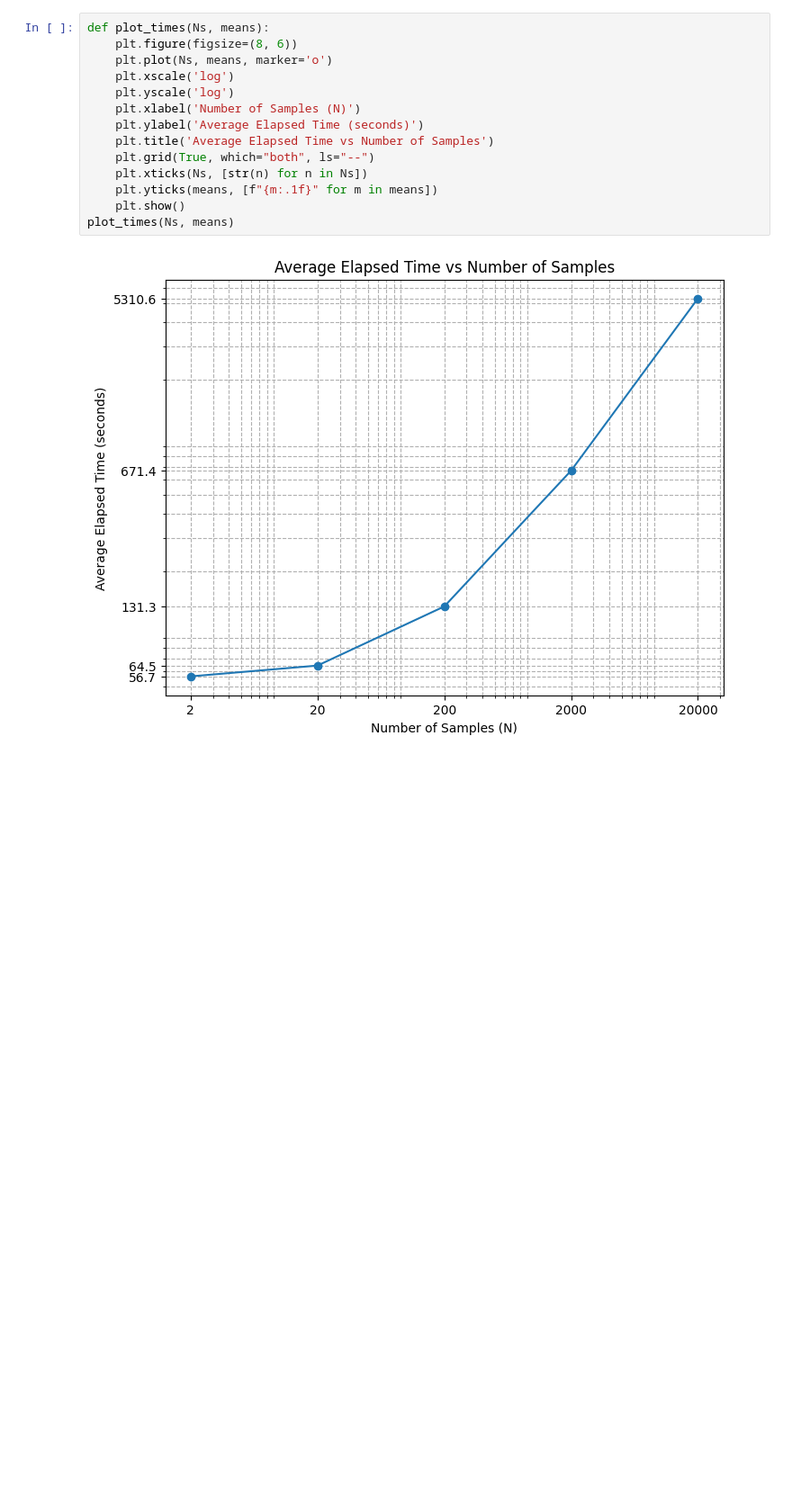
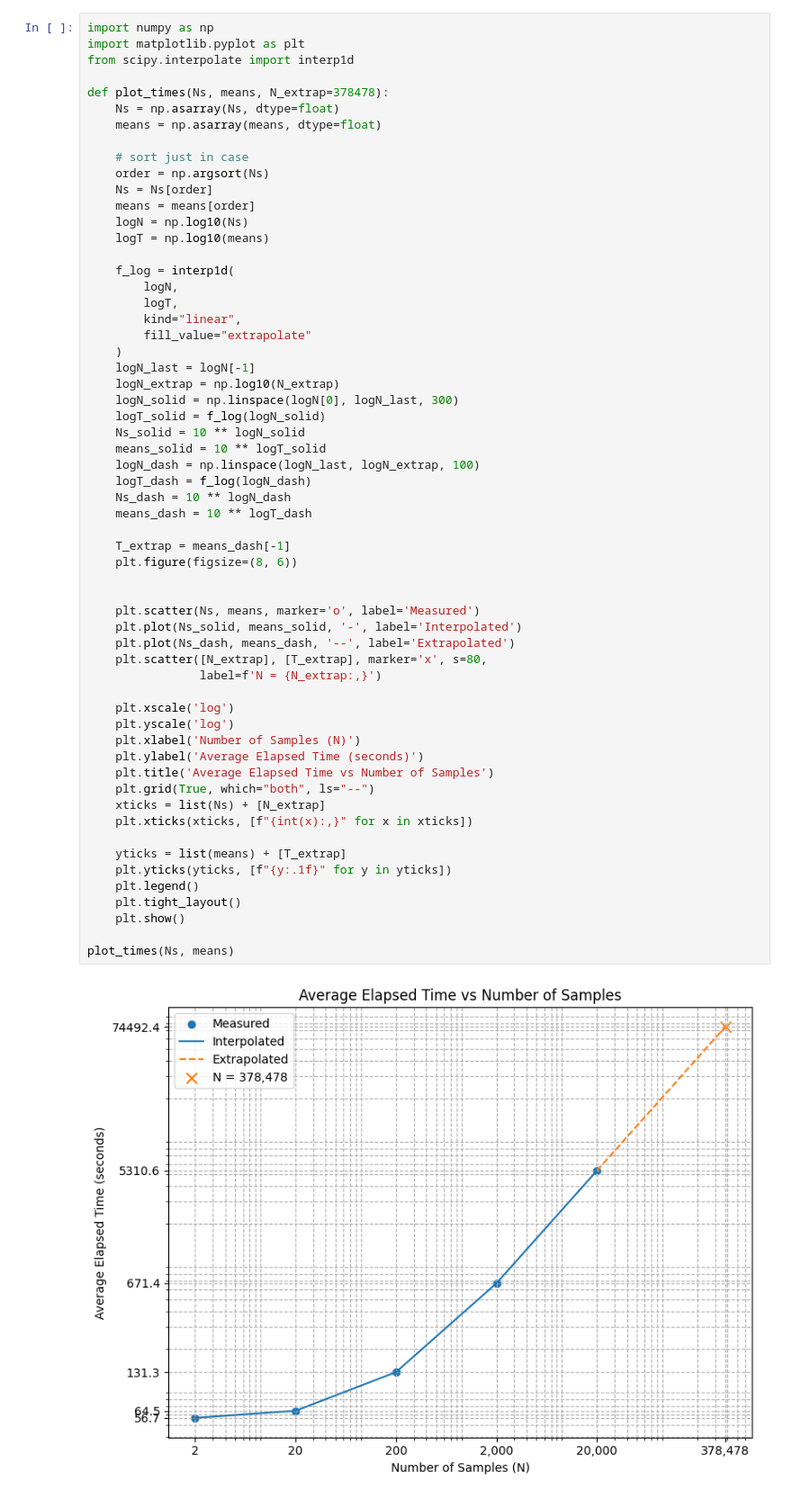
Before and after one commit to ericab322/scCODA, a Jupyter notebook: sccoda/datasets/profiling_plots.ipynb, the cells around one changed output. Shown at 90% size. Cells and saved outputs as stored; diff of their text form; blank space fills up the shorter version.

```diff
--- a/sccoda/datasets/profiling_plots.ipynb
+++ b/sccoda/datasets/profiling_plots.ipynb
@@ -22,17 +28,62 @@ for N in Ns:
 # %%
-def plot_times(Ns, means):
+import numpy as np
+import matplotlib.pyplot as plt
+from scipy.interpolate import interp1d
+
+def plot_times(Ns, means, N_extrap=378478):
+    Ns = np.asarray(Ns, dtype=float)
+    means = np.asarray(means, dtype=float)
+
+    # sort just in case
+    order = np.argsort(Ns)
+    Ns = Ns[order]
+    means = means[order]
+    logN = np.log10(Ns)
+    logT = np.log10(means)
+
+    f_log = interp1d(
+        logN,
+        logT,
+        kind="linear",
+        fill_value="extrapolate"
+    )
+    logN_last = logN[-1]
+    logN_extrap = np.log10(N_extrap)
+    logN_solid = np.linspace(logN[0], logN_last, 300)
+    logT_solid = f_log(logN_solid)
+    Ns_solid = 10 ** logN_solid
+    means_solid = 10 ** logT_solid
+    logN_dash = np.linspace(logN_last, logN_extrap, 100)
+    logT_dash = f_log(logN_dash)
+    Ns_dash = 10 ** logN_dash
+    means_dash = 10 ** logT_dash
+
+    T_extrap = means_dash[-1]
     plt.figure(figsize=(8, 6))
-    plt.plot(Ns, means, marker='o')
+
+
+    plt.scatter(Ns, means, marker='o', label='Measured')
+    plt.plot(Ns_solid, means_solid, '-', label='Interpolated')
+    plt.plot(Ns_dash, means_dash, '--', label='Extrapolated')
+    plt.scatter([N_extrap], [T_extrap], marker='x', s=80,
+                label=f'N = {N_extrap:,}')
+
     plt.xscale('log')
     plt.yscale('log')
     plt.xlabel('Number of Samples (N)')
     plt.ylabel('Average Elapsed Time (seconds)')
     plt.title('Average Elapsed Time vs Number of Samples')
     plt.grid(True, which="both", ls="--")
-    plt.xticks(Ns, [str(n) for n in Ns])
-    plt.yticks(means, [f"{m:.1f}" for m in means])
+    xticks = list(Ns) + [N_extrap]
+    plt.xticks(xticks, [f"{int(x):,}" for x in xticks])
+
+    yticks = list(means) + [T_extrap]
+    plt.yticks(yticks, [f"{y:.1f}" for y in yticks])
+    plt.legend()
+    plt.tight_layout()
     plt.show()
+
 plot_times(Ns, means)
 # %% [output]
-[figure, old version]
+[figure, new version]
 # %%
```
Also changed, not shown: parts of 3 cells of this notebook, 13 other files.
